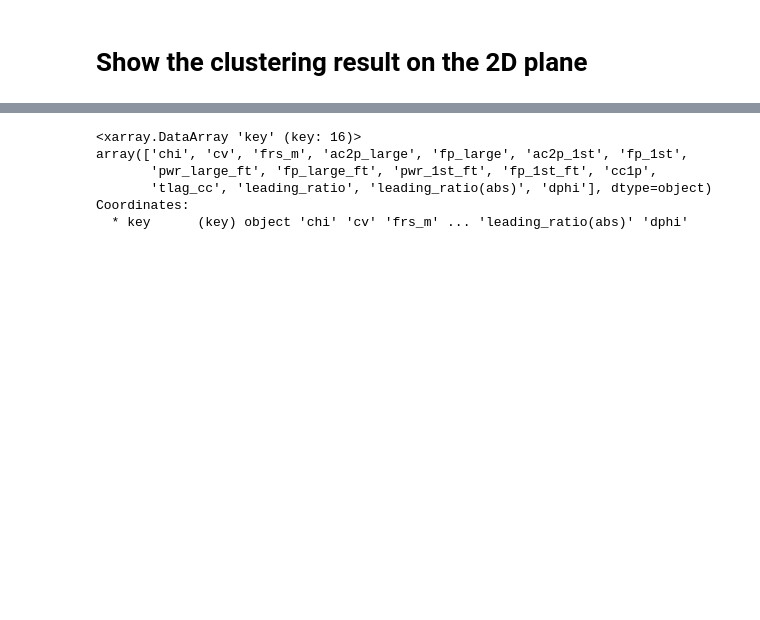
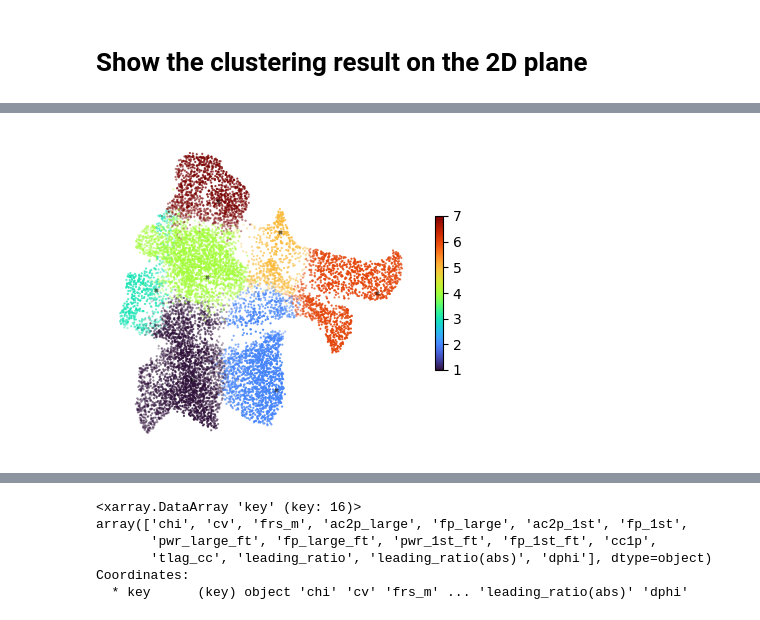
Before and after one commit to jyKim-97/hh_neuralnet, a Jupyter notebook: dynamics_clustering/show_cluster_features.ipynb, the cells around one changed output, grey strips where cells are left out. Cells and saved outputs as stored; diff of their text form; code cells hidden in the pictures; blank space fills up the shorter version.

```diff
--- a/dynamics_clustering/show_cluster_features.ipynb
+++ b/dynamics_clustering/show_cluster_features.ipynb
@@ -68,0 +90,5 @@ keys = ({"key": "ac2p_large", "pop": "F", "type": "mean"},
+# %%
+import umap
+
+umap_obj = umap.UMAP(random_state=42, n_neighbors=200, n_components=2, metric="euclidean", min_dist=0.8)
+umap_obj.fit(data.T)
@@ -68,0 +97,24 @@ keys = ({"key": "ac2p_large", "pop": "F", "type": "mean"},
+# %%
+data_umap = umap_obj.transform(data.T)
+
+plt.figure(figsize=(5, 4))
+plt.scatter(data_umap[:, 0], data_umap[:, 1], s=10, c=cluster_id, alpha=svals, cmap="turbo",
+           marker=".", edgecolor="none", vmax=7, vmin=1)
+
+# ct = np.arange(2/7, 5, 4/7)
+# plt.colorbar(shrink=0.8, ticks=np.arange(6/10, 7, 7/10))
+# plt.colorbar(ticks=np.arange(1/2, 7, 1/2))
+plt.colorbar(shrink=0.5, ticks=np.arange(1, 10))
+# plt.xticks()
+
+for nc in range(int(repr_info["cluster_id"].max())):
+    l = repr_info["repr_idx"][nc]
+    flat_id = get_flat_id(l)
+    # plt.scatter(data_umap[flat_id,0], data_umap[flat_id,1], c='k', edgecolor='w', linewidths=1, marker="x")
+    plt.scatter(data_umap[flat_id, 0], data_umap[flat_id, 1], marker="x", c='k', alpha=0.5, s=5)
+
+plt.axis("off")
+# plt.savefig("./figs/clustering_embedding/umap_cluster%s.png"%(tag))
+plt.show()
+# %% [output]
+[figure, added]
```
Also changed, not shown: parts of 60 cells of this notebook, 5 other files.
